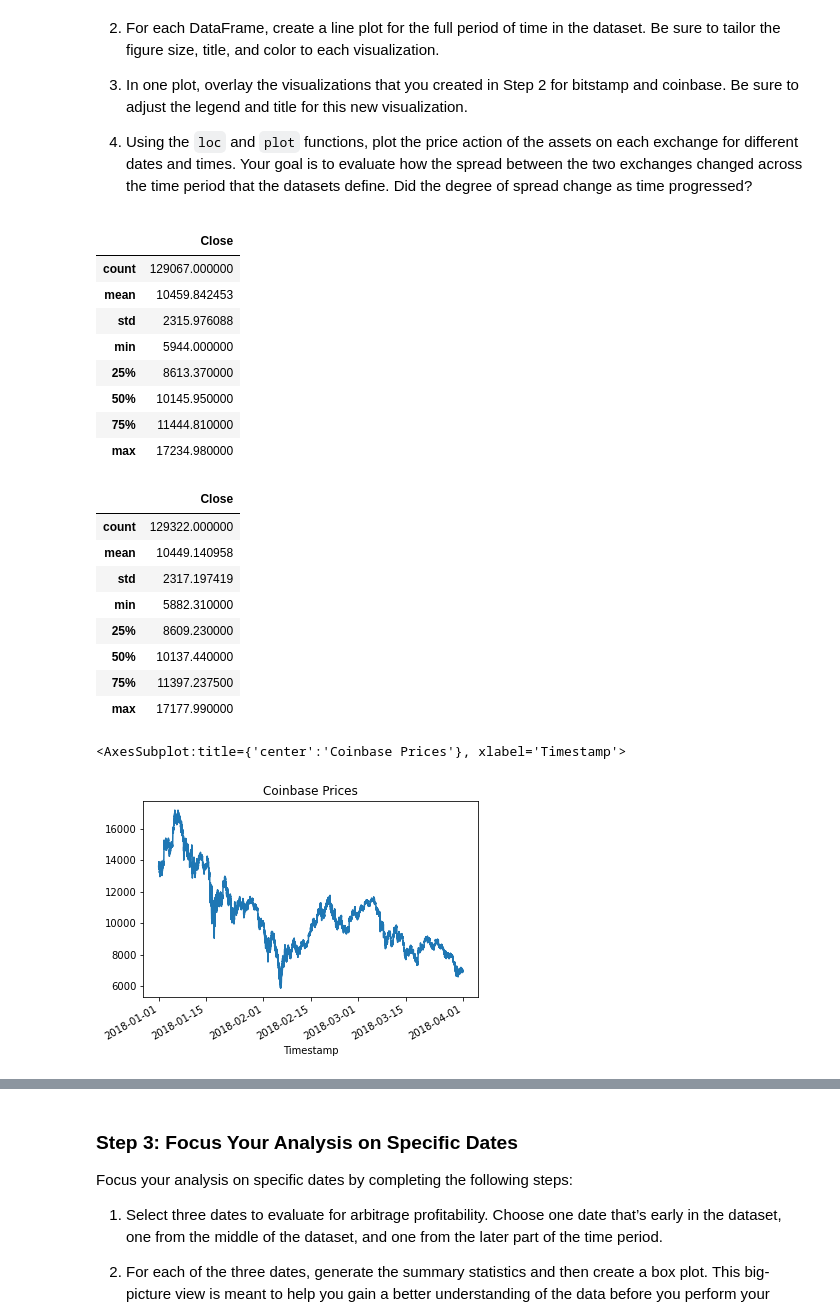
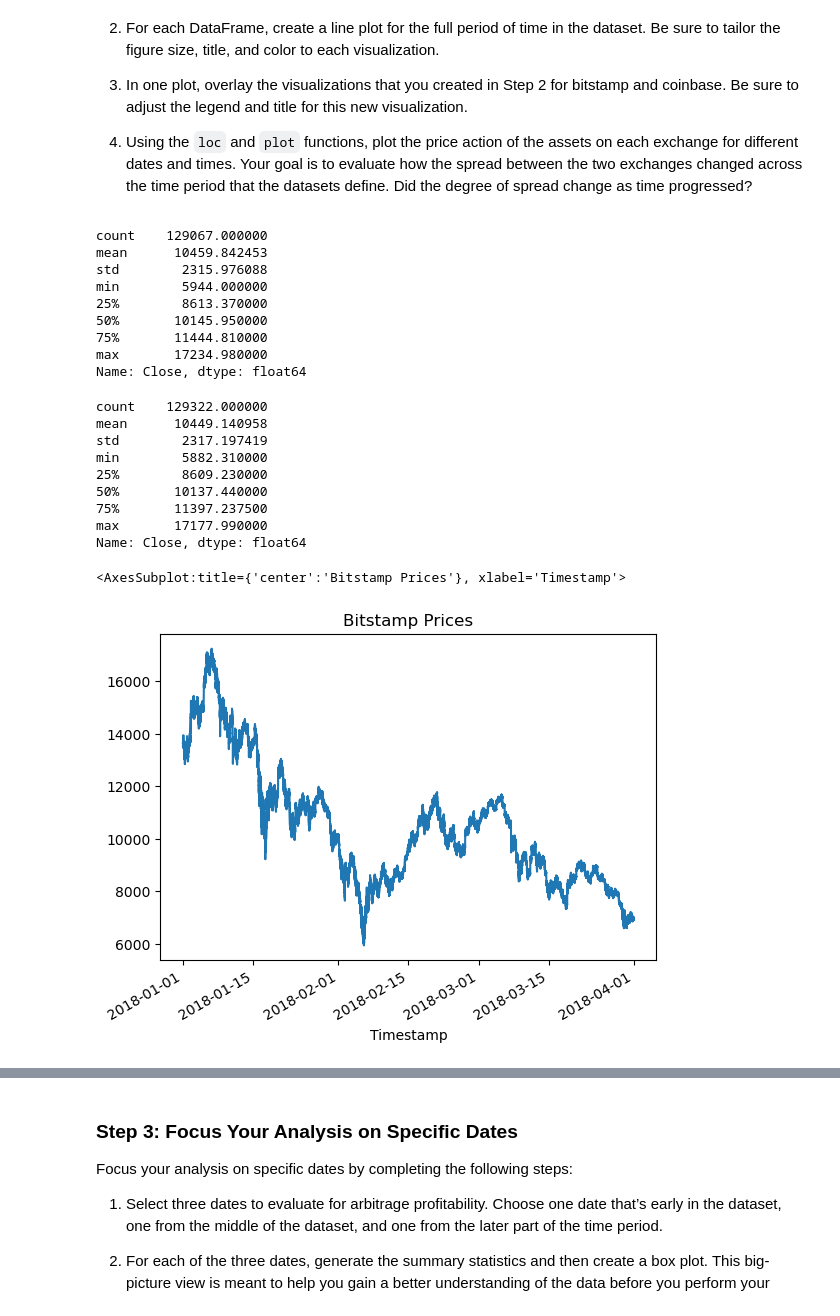
Before and after one commit to srinivasan-kunal/Module3-Challenge, a Jupyter notebook: crypto_arbitrage.ipynb, the cells around one changed output, grey strips where cells are left out. Drawn from its saved outputs; the diff is of its cells as text; code cells hidden in the pictures.

```diff
--- a/crypto_arbitrage.ipynb
+++ b/crypto_arbitrage.ipynb
@@ -86,0 +106,6 @@ To prepare and clean your data for analysis, complete the following steps:
+# %%
+# Use the str.replace function to remove the dollar sign, $
+bitstamp.loc[:,'Close']=bitstamp.loc[:,'Close'].str.replace("$","")
+
+bitstamp.info()
+bitstamp.head()
@@ -86,0 +136,5 @@ To prepare and clean your data for analysis, complete the following steps:
+# %%
+# Convert the Close data type to a float
+bitstamp.loc[:,'Close']=bitstamp.loc[:,'Close'].astype(float)
+bitstamp.info()
+bitstamp.head()
@@ -89,3 +165,7 @@ To prepare and clean your data for analysis, complete the following steps:
 # %%
 # For the bitstamp DataFrame, replace or drop all NaNs or missing values in the DataFrame
-# YOUR CODE HERE
+bitstamp.isnull().sum()
+bitstamp=bitstamp.dropna()
+bitstamp.info()
+
+#Total 473 NaN values dropped
@@ -131,8 +298,8 @@ Select the data you want to analyze. Use `loc` or `iloc` to select the following
 * Close
 # %%
 # Use loc or iloc to select `Timestamp (the index)` and `Close` from bitstamp DataFrame
-bitstamp_sliced = # YOUR CODE HERE
+bitstamp_sliced = bitstamp.loc[:,"Close"]
 
 # Review the first five rows of the DataFrame
-# YOUR CODE HERE
+bitstamp_sliced.head(5)
 # %% [output]
@@ -171,37 +338,37 @@ Sort through the time series data associated with the bitstamp and coinbase Data
 4. Using the `loc` and `plot` functions, plot the price action of the assets on each exchange for different dates and times. Your goal is to evaluate how the spread between the two exchanges changed across the time period that the datasets define. Did the degree of spread change as time progressed?
 # %%
 # Generate the summary statistics for the bitstamp DataFrame
-# YOUR CODE HERE
+bitstamp_sliced.describe()
 # %% [output]
-|  | Close |
-| count | 129067.000000 |
-| mean | 10459.842453 |
-| std | 2315.976088 |
-| min | 5944.000000 |
-| 25% | 8613.370000 |
-| 50% | 10145.950000 |
-| 75% | 11444.810000 |
-| max | 17234.980000 |
+count    129067.000000
+mean      10459.842453
+std        2315.976088
+min        5944.000000
+25%        8613.370000
+50%       10145.950000
+75%       11444.810000
+max       17234.980000
+Name: Close, dtype: float64
 # %%
 # Generate the summary statistics for the coinbase DataFrame
-# YOUR CODE HERE
+coinbase_sliced.describe()
 # %% [output]
-|  | Close |
-| count | 129322.000000 |
-| mean | 10449.140958 |
-| std | 2317.197419 |
-| min | 5882.310000 |
-| 25% | 8609.230000 |
-| 50% | 10137.440000 |
-| 75% | 11397.237500 |
-| max | 17177.990000 |
+count    129322.000000
+mean      10449.140958
+std        2317.197419
+min        5882.310000
+25%        8609.230000
+50%       10137.440000
+75%       11397.237500
+max       17177.990000
+Name: Close, dtype: float64
 # %%
 # Create a line plot for the bitstamp DataFrame for the full length of time in the dataset
 # Be sure that the figure size, title, and color are tailored to each visualization
-# YOUR CODE HERE
+bitstamp_sliced.plot(kind='line',title="Bitstamp Prices", xlabel='Timestamp')
 # %% [output]
-<AxesSubplot:title={'center':'Coinbase Prices'}, xlabel='Timestamp'>
+<AxesSubplot:title={'center':'Bitstamp Prices'}, xlabel='Timestamp'>
-[figure, old version]
+[figure, new version]
 # %%
 # Create a line plot for the coinbase DataFrame for the full length of time in the dataset
 # Be sure that the figure size, title, and color are tailored to each visualization
```
Also changed, not shown: parts of 49 cells of this notebook.
